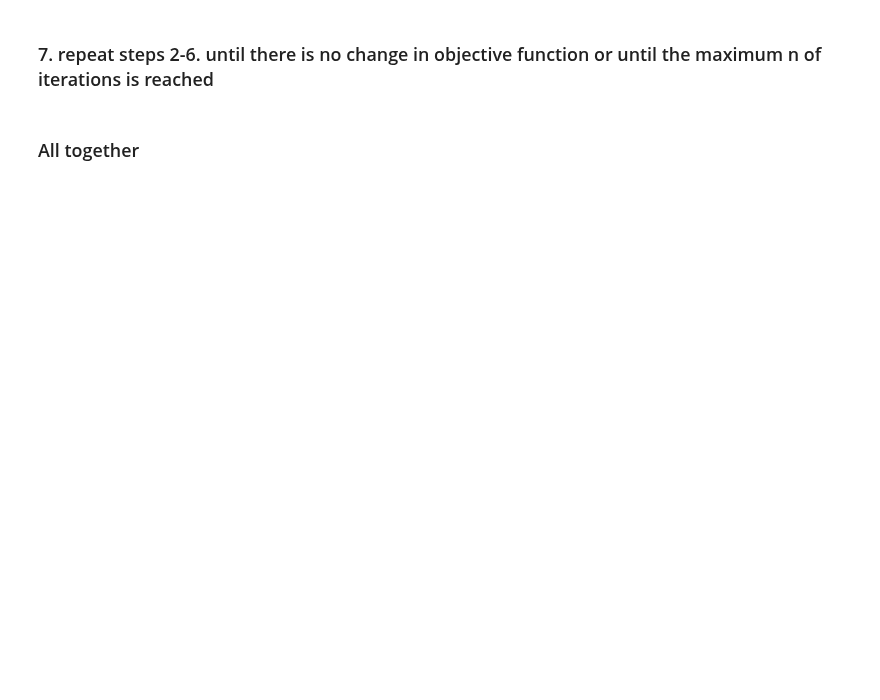
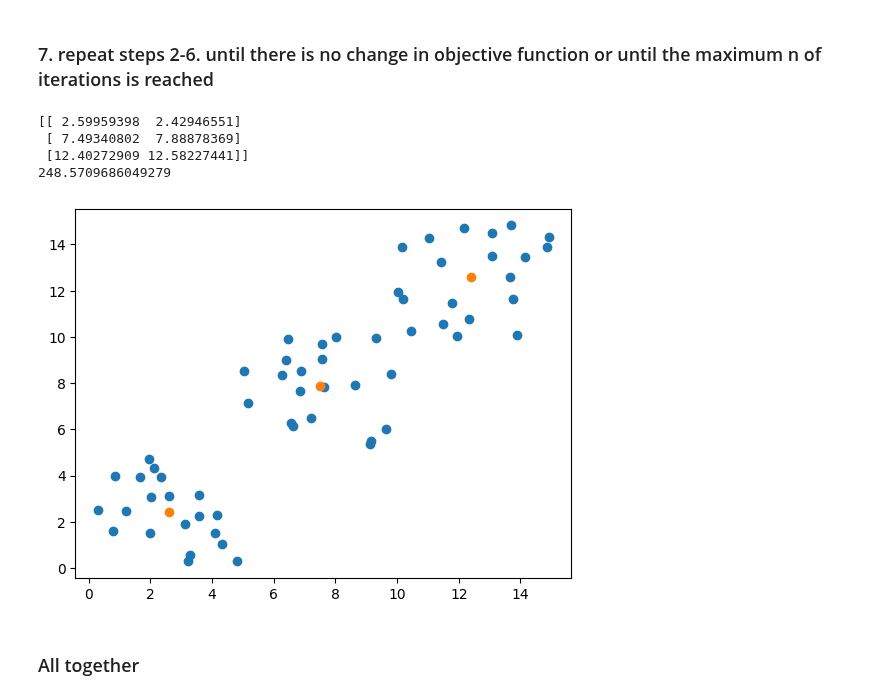
Before and after one commit to Dan5049/MPC-MLF, a Jupyter notebook: cv02/Lab_02_task.ipynb, the cells around one changed output. Cells and saved outputs as stored; diff of their text form; code cells hidden in the pictures; blank space fills up the shorter version.

```diff
--- a/cv02/Lab_02_task.ipynb
+++ b/cv02/Lab_02_task.ipynb
@@ -180,29 +230,35 @@ print(new_cents)
 # %%
 def fit(points: np.array, n_of_centroids: int, n_of_iterations: int, error: float = 0.001) -> tuple:
     centroid_points = initialize_clusters(points, n_of_centroids)
     last_objective = 10000
 
-    for _ in range(n_of_iterations):
-        distances = compute_distances(points, centroid_points)
-        cluster_belongs = assign_centroids(dists)
-        objective = calculate_objective(cluster_belongs, distances)
+    for i in range(n_of_iterations):
+        dists = compute_distances(points, centroid_points)
+        cluster_assignment = assign_centroids(dists)
+        objective = calculate_objective(cluster_assignment, dists)
 
         if abs(last_objective - objective) < error:
             break
 
         last_objective = objective
-        centroid_points = calculate_new_centroids(points, cluster_belongs, n_of_centroids)
+        centroid_points = calculate_new_centroids(points, cluster_assignment, n_of_centroids)
 
     return centroid_points, last_objective
 
 cp, lo = fit(points, k, 10)
 print(cp)
 print(lo)
 
 plt.figure()
 plt.scatter(points[:,0], points[:,1])
 plt.scatter(cp[:,0], cp[:,1])
 plt.show()
+# %% [output]
+[[ 2.59959398  2.42946551]
+ [ 7.49340802  7.88878369]
+ [12.40272909 12.58227441]]
+248.5709686049279
+[figure, added]
 # %% [markdown]
 ### All together
 # %%
```
Also changed, not shown: parts of 11 cells of this notebook.
